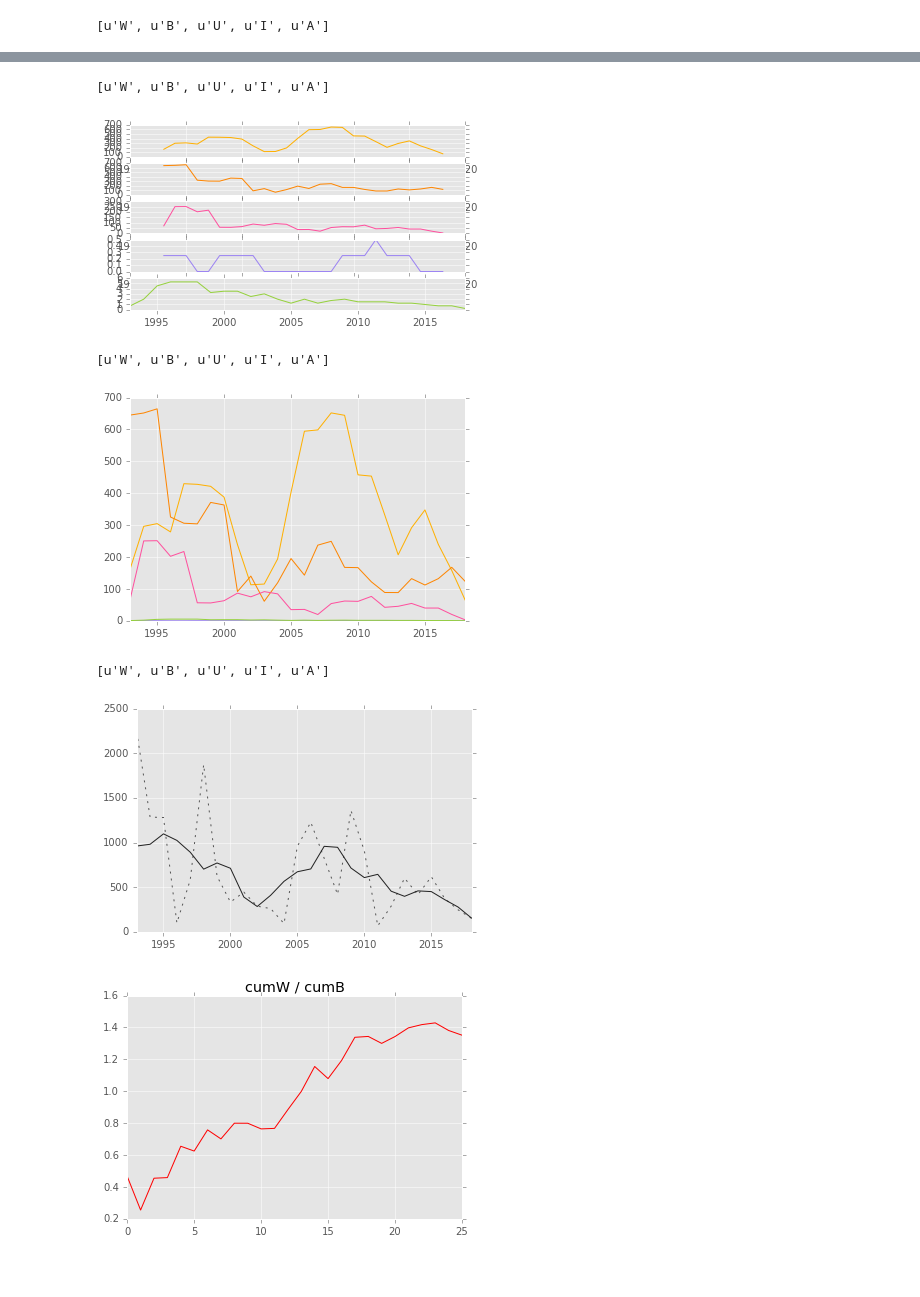
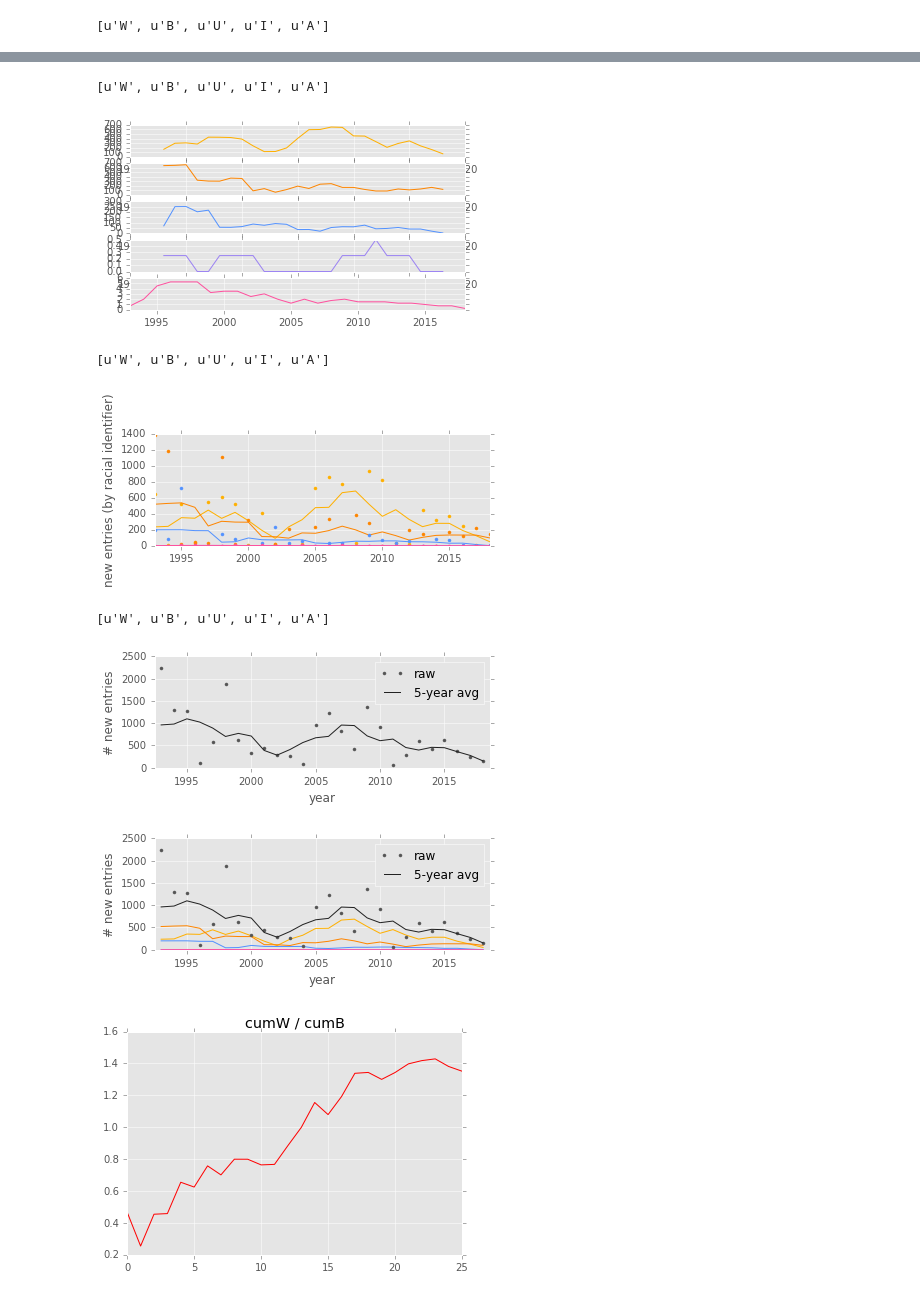
Before and after one commit to brendanchambers/chicago_gang_database, a Jupyter notebook: sandbox.ipynb, the cells around one changed output, grey strips where cells are left out. Drawn from its saved outputs; the diff is of its cells as text; code cells hidden in the pictures.

```diff
--- a/sandbox.ipynb
+++ b/sandbox.ipynb
@@ -67,7 +67,7 @@ print(unique_identifiers)
 # %%
 # build a more convenient data structure for plotting
 import numpy as np
-plt.style.use('ggplot')
+
 
 N_races = len(unique_identifiers)
 startYear = gangDB['EnterYear'].iloc[0]
@@ -110,7 +110,8 @@ import matplotlib.pyplot as plt
 plt.style.use('ggplot')
 
 print(unique_identifiers)
-color_code = ['#ffb000','#fe8500','#ff509e','#9b82f3','#95d13c'] #5392ff, #71cddd # manually chosen colors
+#color_code = ['#ffb000','#fe8500','#ff509e','#9b82f3','#95d13c'] #5392ff, #71cddd # manually chosen colors
+color_code = ['#ffb000','#fe8500','#5392ff','#9b82f3','#ff509e'] # #95d13c 5392ff, #71cddd #ff509e 34bc6e# manually chosen colors (shape matched to 'unique_identifiers')
 
 xx = np.unique(gangDB['EnterYear']) # get entry-year data for xaxis range
 
@@ -123,43 +124,85 @@ def smooth(y, box_pts):
 fig = plt.figure()
 ax = []
 for idx,ID in enumerate(unique_identifiers):
     ax.append(fig.add_subplot(6,1,idx+1))
     ax[idx].plot(xx,smooth(surveillanceTimeSeries[idx][:],4),color=color_code[idx])
 plt.xlim(np.min(xx),np.max(xx))
 plt.show()
 print(unique_identifiers)
 
 
 
 # one subplot
-fig = plt.figure()
+fig = plt.figure(figsize=(6,2))
 ax = fig.add_subplot(1,1,1)
 
 #for idx,ID in enumerate(unique_identifiers):
 #    ax.plot(surveillanceTimeSeries[idx][:],color=color_code[idx])
 
 for idx,ID in enumerate(unique_identifiers):
-    ax.plot(xx,smooth(surveillanceTimeSeries[idx][:],4),color=color_code[idx])
+    ax.plot(xx,smooth(surveillanceTimeSeries[idx][:],5),color=color_code[idx])
+    ax.plot(xx,smooth(surveillanceTimeSeries[idx][:],1),'.',color=color_code[idx]) # raw
 plt.xlim(np.min(xx),np.max(xx))
+plt.ylabel('new entries (by racial identifier)')
 plt.show()
 print(unique_identifiers)
 
-fig = plt.figure()
+fig = plt.figure(figsize=(6,2))
 yy_total = np.zeros(np.shape(surveillanceTimeSeries[0][:]))
 for idx,ID in enumerate(unique_identifiers):
     yy_total += surveillanceTimeSeries[idx][:]
 
-plt.plot(xx,yy_total,color='#555555',dashes=[2,5])
-plt.plot(xx,smooth(yy_total,5),color='#222222')
-plt.xlim(np.min(xx),np.max(xx))
+plotlines = []
+line, = plt.plot(xx,yy_total,'.',color='#555555') # dashes=[2,5])
+plotlines.append(line)
+line, = plt.plot(xx,smooth(yy_total,5),color='#222222')
+plotlines.append(line)
+plt.xlim(np.min(xx)-0.5,np.max(xx)+0.5)
+plt.ylabel('# new entries')
+plt.xlabel('year')
+plt.legend(plotlines,('raw','5-year avg'))
+plt.savefig("newentries_timeseries.svg")
 plt.show()
 # %% [output]
 [u'W', u'B', u'U', u'I', u'A']
-[figure, old version]
+[figure, new version]
 [u'W', u'B', u'U', u'I', u'A']
-[figure, old version]
+[figure, new version]
 [u'W', u'B', u'U', u'I', u'A']
-[figure, old version]
+[figure, new version]
+# %%
+# one more - todo export as svg
+
+# one subplot
+fig = plt.figure(figsize=(6,2))
+ax = fig.add_subplot(1,1,1)
+
+#for idx,ID in enumerate(unique_identifiers):
+#    ax.plot(surveillanceTimeSeries[idx][:],color=color_code[idx])
+
+for idx,ID in enumerate(unique_identifiers):
+    ax.plot(xx,smooth(surveillanceTimeSeries[idx][:],5),color=color_code[idx])
+    #ax.plot(xx,smooth(surveillanceTimeSeries[idx][:],1),'.',color=color_code[idx]) # raw
+plt.xlim(np.min(xx),np.max(xx))
+
+yy_total = np.zeros(np.shape(surveillanceTimeSeries[0][:]))
+for idx,ID in enumerate(unique_identifiers):
+    yy_total += surveillanceTimeSeries[idx][:]
+
+plotlines = []
+line, = plt.plot(xx,yy_total,'.',color='#555555') # dashes=[2,5])
+plotlines.append(line)
+line, = plt.plot(xx,smooth(yy_total,5),color='#222222')
+plotlines.append(line)
+plt.xlim(np.min(xx)-0.5,np.max(xx)+0.5)
+plt.ylabel('# new entries')
+plt.xlabel('year')
+plt.legend(plotlines,('raw','5-year avg'))
+plt.savefig("newentries_timeseries.svg")
+plt.savefig('totals_timeseries.svg')
+plt.show()
+# %% [output]
+[figure, added]
 # %%
 # ratio of W (hispanic + white) to B (african-american)
 
```
Also changed, not shown: parts of 3 cells of this notebook, 9 other files.
